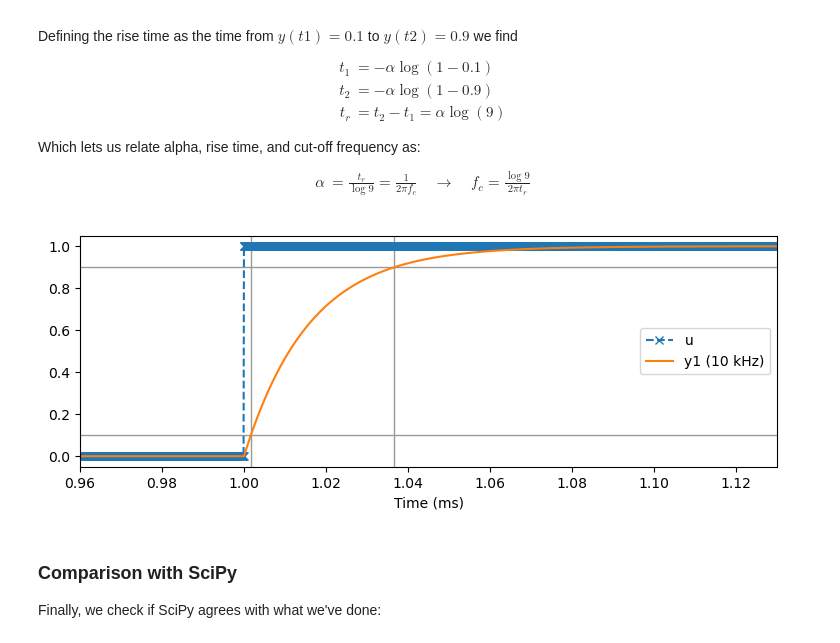
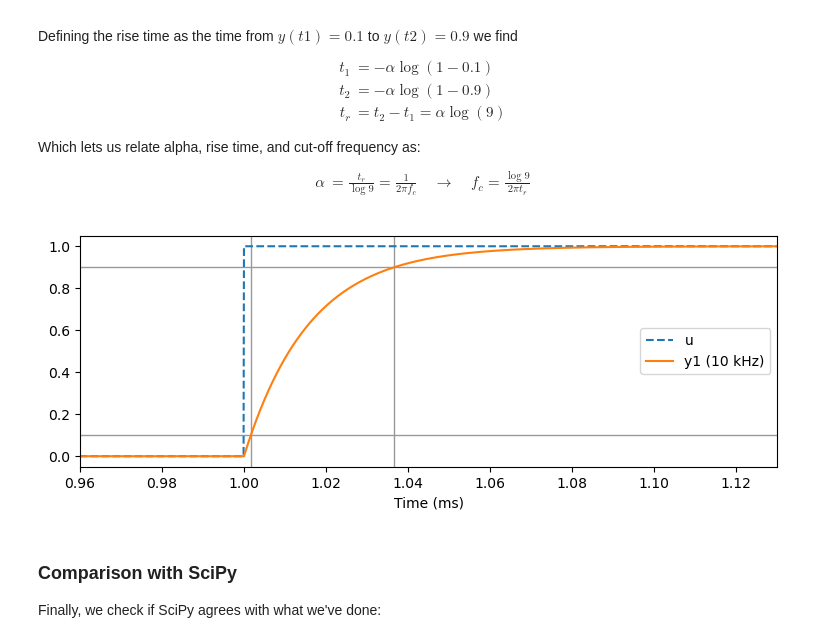
Before and after one commit to CardiacModelling/myokit-pints-tutorial, a Jupyter notebook: artefacts/appendix-A5-bessel-filter-odes.ipynb, the cells around one changed output. Drawn from its saved outputs; the diff is of its cells as text; code cells hidden in the pictures.

```diff
--- a/artefacts/appendix-A5-bessel-filter-odes.ipynb
+++ b/artefacts/appendix-A5-bessel-filter-odes.ipynb
@@ -118,23 +118,23 @@ f_c = \frac{\log 9}{2 \pi t_r}
 # %%
 alpha = 1 / (2 * 3.14159 * 10)
 t1 = -alpha * np.log(0.9)
 t2 = -alpha * np.log(0.1)
 
 fig = plt.figure(figsize=(9, 3))
 ax = fig.add_subplot()
 ax.set_xlabel('Time (ms)')
 kw = dict(lw=1, color='#999')
 ax.axhline(0.1, **kw)
 ax.axhline(0.9, **kw)
 ax.axvline(1 + t1, **kw)
 ax.axvline(1 + t2, **kw)
-ax.plot(d1.time(), d1['filter.pace'], 'x--', label='u')
+ax.plot(d1.time(), d1['filter.pace'], '--', label='u')
 ax.plot(d1.time(), d1['filter.y1'], label='y1 (10 kHz)')
 ax.legend(loc='right')
 ax.set_xlim(0.96, 1.13)
 plt.show()
 # %% [output]
-[figure, old version]
+[figure, new version]
 # %% [markdown]
 ### Comparison with SciPy
 
```
Also changed, not shown: parts of 14 cells of this notebook, 6 other files.
